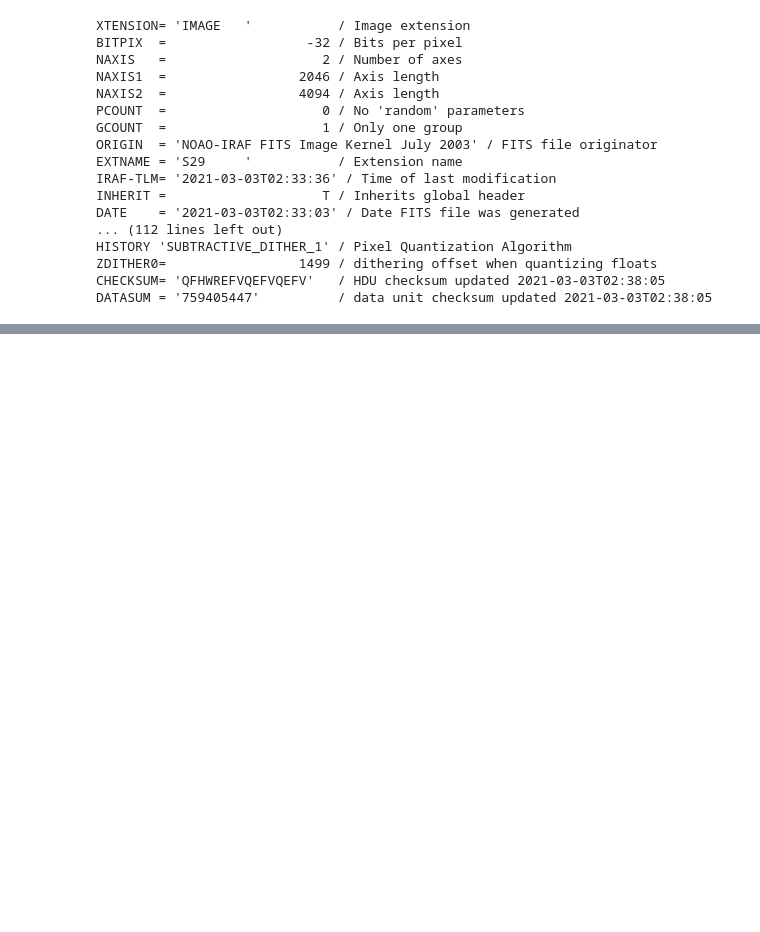
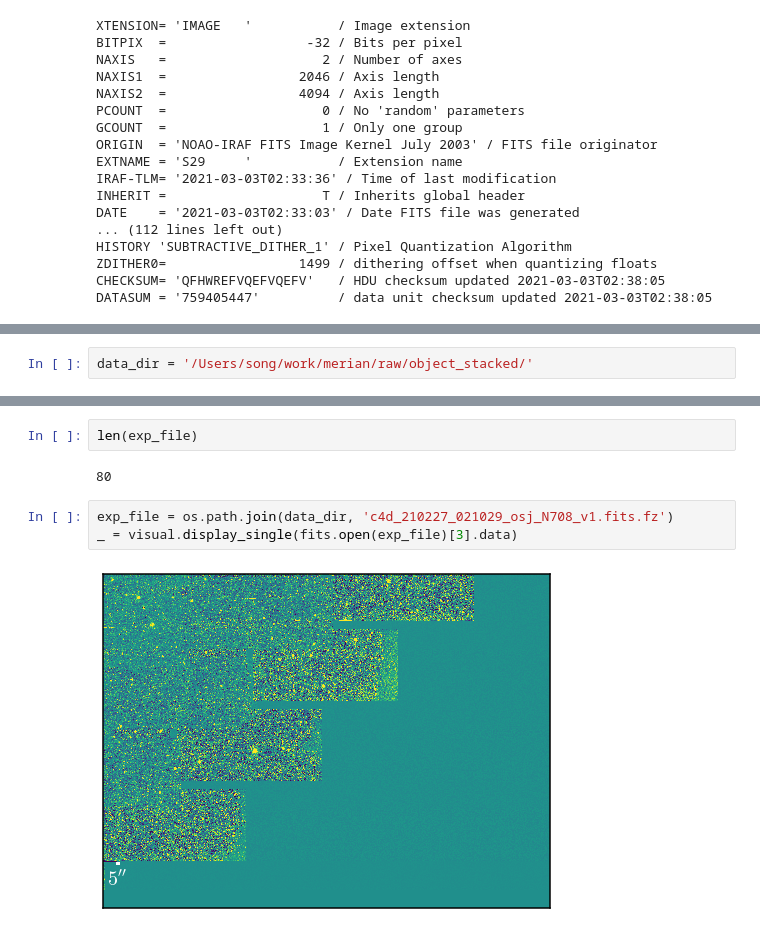
Before and after one commit to MerianSurvey/caterpillar, a Jupyter notebook: notebook/sandbox/merian_ccd_qa.ipynb, the cells around one changed output, grey strips where cells are left out. Drawn from its saved outputs; the diff is of its cells as text; blank space fills up the shorter version.

Commit message:
Visualize stacked image

```diff
--- a/notebook/sandbox/merian_ccd_qa.ipynb
+++ b/notebook/sandbox/merian_ccd_qa.ipynb
@@ -82,0 +82,2 @@ DATASUM = '759405447'          / data unit checksum updated 2021-03-03T02:38:05
+# %%
+data_dir = '/Users/song/work/merian/raw/object_stacked/'
@@ -82,0 +136,9 @@ DATASUM = '759405447'          / data unit checksum updated 2021-03-03T02:38:05
+# %%
+len(exp_file)
+# %% [output]
+80
+# %%
+exp_file = os.path.join(data_dir, 'c4d_210227_021029_osj_N708_v1.fits.fz')
+_ = visual.display_single(fits.open(exp_file)[3].data)
+# %% [output]
+[figure, added]
```
Also changed, not shown: parts of 10 cells of this notebook, 2 other files.
